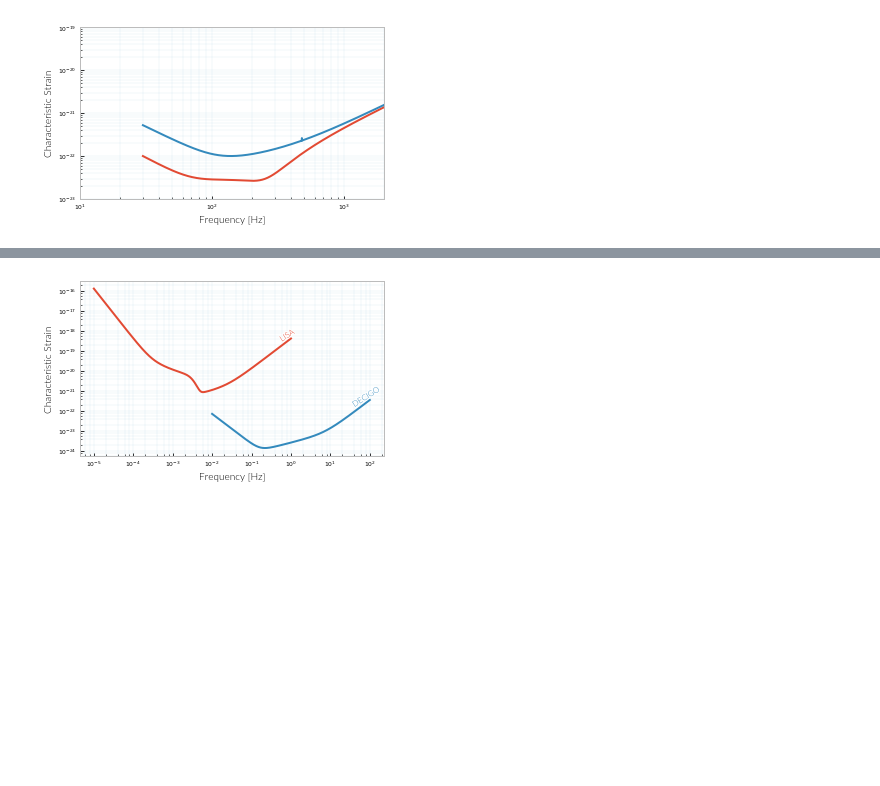
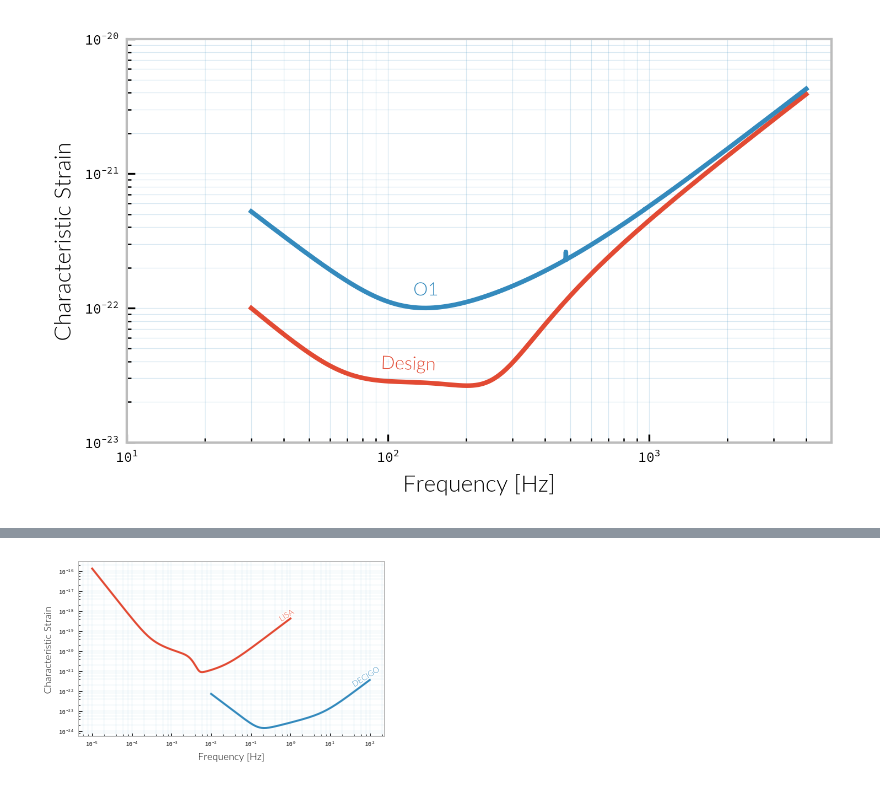
Before and after one commit to transientlunatic/IMGWDA, a Jupyter notebook: notebooks/intro/sensitivity-curves.ipynb, the cells around one changed output, grey strips where cells are left out. Cells and saved outputs as stored; diff of their text form; code cells hidden in the pictures; blank space fills up the shorter version.

```diff
--- a/notebooks/intro/sensitivity-curves.ipynb
+++ b/notebooks/intro/sensitivity-curves.ipynb
@@ -14,20 +14,30 @@ import matplotlib.pyplot as plt
 import thesis
 # %%
 aligo = ifo.AdvancedLIGO()
+avirgo = ifo.Virgo
 aligo_o1 = ifo.AdvancedLIGO(configuration="O1")
 figsize = (5.0, 2.5) # Fix this to use the Golden ratio please
 
-fig, ax = plt.subplots(1,1, figsize=figsize)
-aligo.plot(ax)
-aligo_o1.plot(ax)
-ax.set_xlim([1e1, 2e3]);
-ax.set_ylim([1e-23, 1e-19]);
+fig, ax = plt.subplots(1,1, figsize=figsize, dpi=300)
+aligo_line = aligo.plot(ax)[0]
+o1_line = aligo_o1.plot(ax)[0]
+
+thesis.labelLine(aligo_line, label="Design", x=120, yshift=1.35, fontsize=8)
+thesis.labelLine(o1_line, label="O1", x=140, yshift=1.35, fontsize=8)
+
+ax.set_xlim([1e1, 5e3]);
+ax.set_ylim([1e-23, 1e-20]);
+
+#ax.get_yaxis().set_major_formatter(matplotlib.ticker.LogFormatterExponent())
+ax.get_yaxis().get_major_formatter()._useMathText=False
+ax.get_xaxis().get_major_formatter()._useMathText=False
+
 fig.tight_layout()
 
 thesis.thesisify(fig);
 fig.savefig("{}/intro/aligo-asd.{}".format(fig_dir, fig_ext), dpi=300)
 # %% [output]
-[figure, old version]
+[figure, new version]
 # %%
 # aligo = ifo.AdvancedLIGO()
 lisa = ifo.LISA()
```
Also changed, not shown: parts of 3 cells of this notebook, 5 other files.
